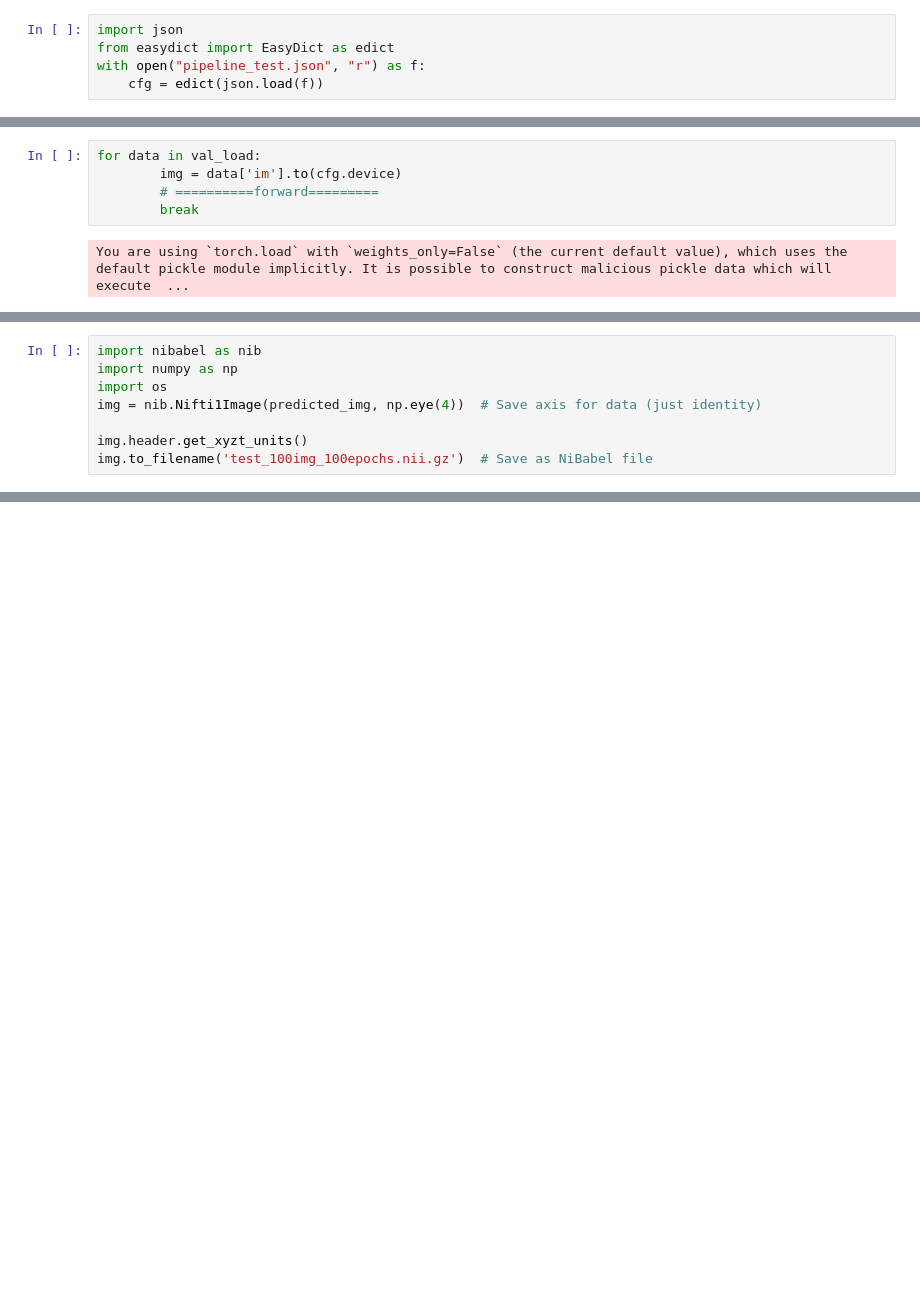
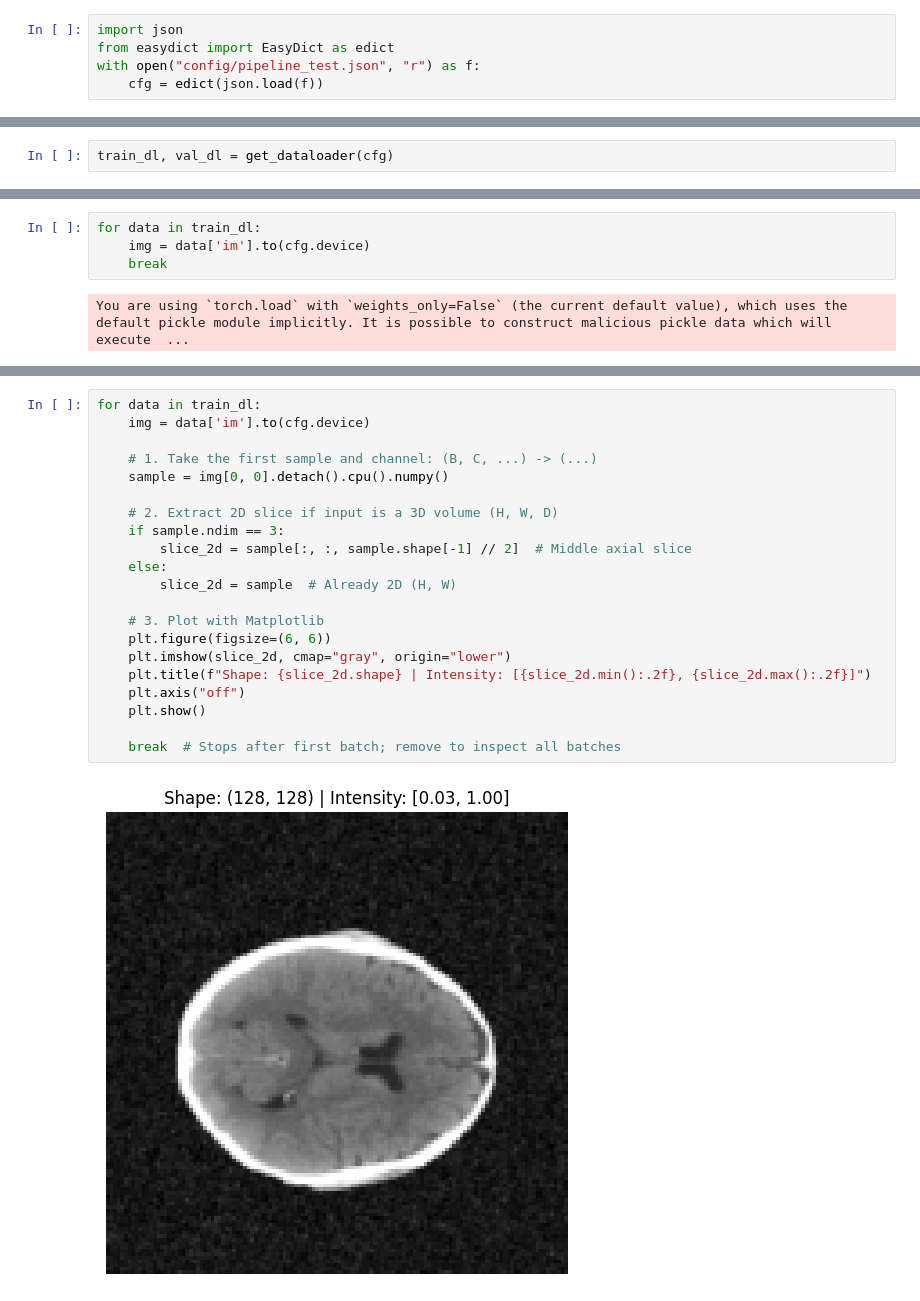
Before and after one commit to alvespedros/ct_anomaly_detection, a Jupyter notebook: visualize.ipynb, the cells around one changed output, grey strips where cells are left out. Drawn from its saved outputs; the diff is of its cells as text; blank space fills up the shorter version.

Commit message:
first version of vae implementation

```diff
--- a/visualize.ipynb
+++ b/visualize.ipynb
@@ -15,5 +7,5 @@ Matplotlib created a temporary cache directory at /tmp/matplotlib-i8dbfdb8 becau
 # %%
 import json
 from easydict import EasyDict as edict
-with open("pipeline_test.json", "r") as f:
+with open("config/pipeline_test.json", "r") as f:
     cfg = edict(json.load(f))
@@ -59,0 +12,2 @@ inferer = SlidingWindowInferer(roi_size=(96,96,96), sw_batch_size=1, overlap=0.5
+# %%
+train_dl, val_dl = get_dataloader(cfg)
@@ -60,7 +19,6 @@ inferer = SlidingWindowInferer(roi_size=(96,96,96), sw_batch_size=1, overlap=0.5
 # %%
-for data in val_load:
-        img = data['im'].to(cfg.device)
-        # ==========forward=========
-        break
+for data in train_dl:
+    img = data['im'].to(cfg.device)
+    break
 # %% [output]
 You are using `torch.load` with `weights_only=False` (the current default value), which uses the default pickle module implicitly. It is possible to construct malicious pickle data which will execute  ...
@@ -94,11 +25,3 @@ predicted_img.shape
-# %%
-import nibabel as nib
-import numpy as np
-import os
-img = nib.Nifti1Image(predicted_img, np.eye(4))  # Save axis for data (just identity)
-
-img.header.get_xyzt_units()
-img.to_filename('test_100img_100epochs.nii.gz')  # Save as NiBabel file
 # %%
 img.shape
 # %% [output]
@@ -105,0 +29,23 @@ img.shape
+# %%
+for data in train_dl:
+    img = data['im'].to(cfg.device)
+
+    # 1. Take the first sample and channel: (B, C, ...) -> (...)
+    sample = img[0, 0].detach().cpu().numpy()
+
+    # 2. Extract 2D slice if input is a 3D volume (H, W, D)
+    if sample.ndim == 3:
+        slice_2d = sample[:, :, sample.shape[-1] // 2]  # Middle axial slice
+    else:
+        slice_2d = sample  # Already 2D (H, W)
+
+    # 3. Plot with Matplotlib
+    plt.figure(figsize=(6, 6))
+    plt.imshow(slice_2d, cmap="gray", origin="lower")
+    plt.title(f"Shape: {slice_2d.shape} | Intensity: [{slice_2d.min():.2f}, {slice_2d.max():.2f}]")
+    plt.axis("off")
+    plt.show()
+
+    break  # Stops after first batch; remove to inspect all batches
+# %% [output]
+[figure, added]
```
Also changed, not shown: parts of 16 cells of this notebook, 7 other files.
